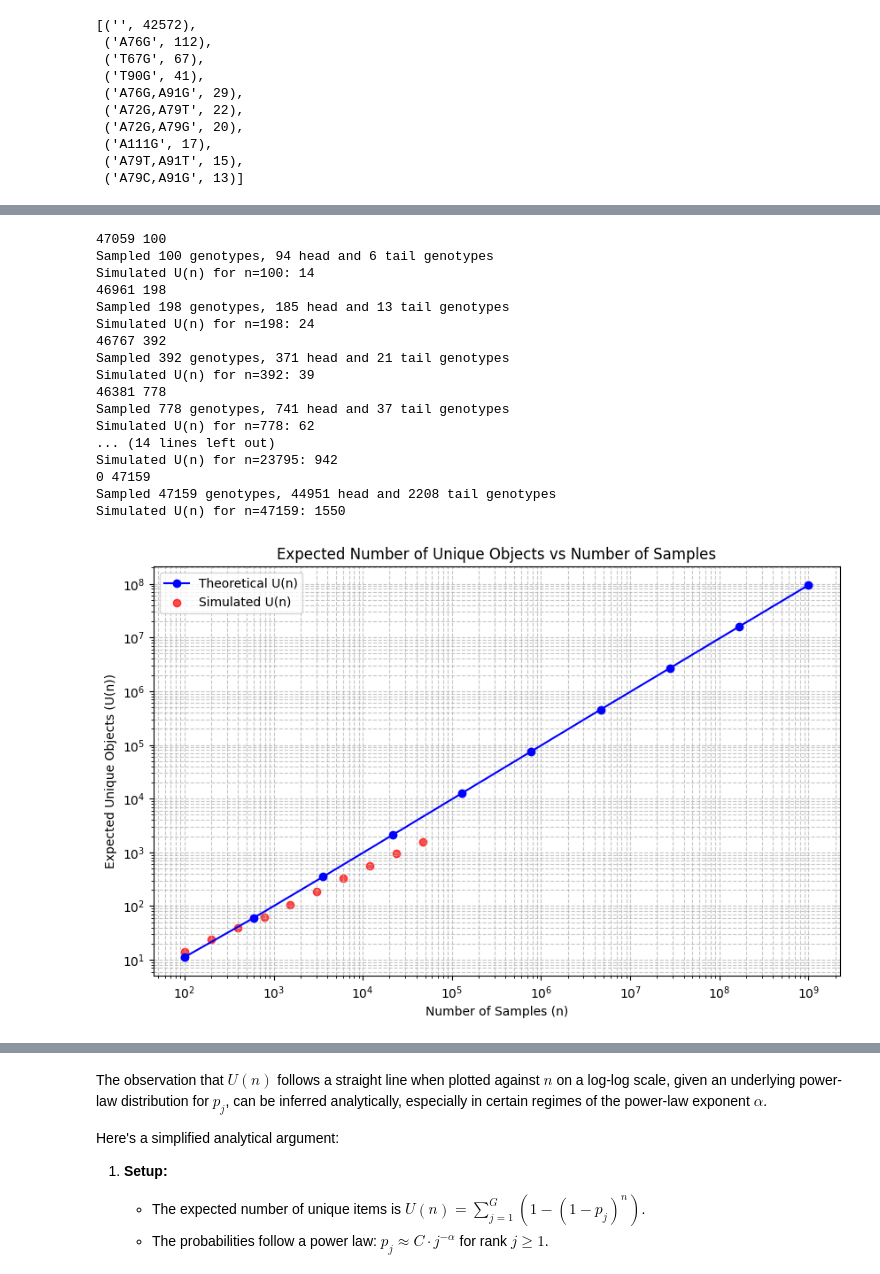
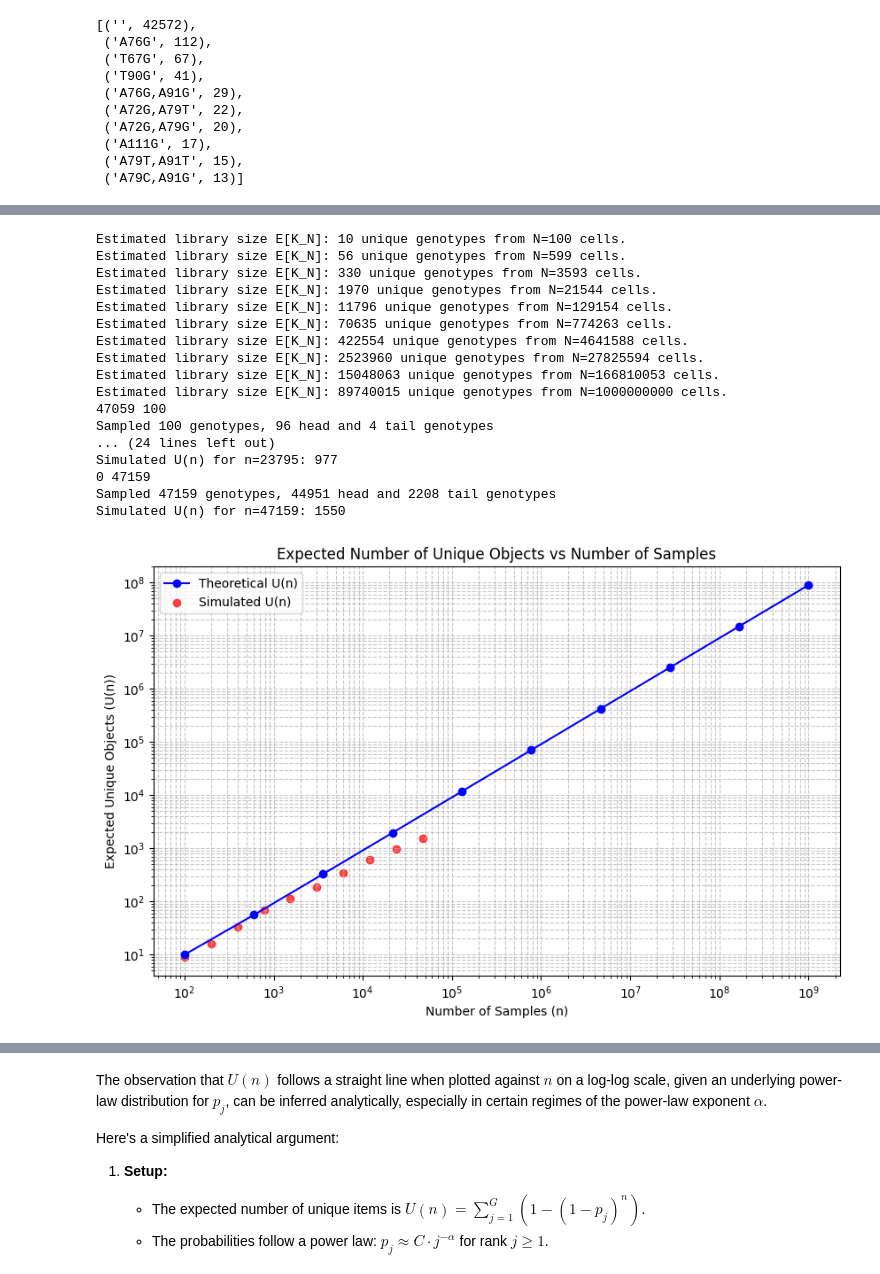
Before and after one commit to dbikard/dgrec, a Jupyter notebook: nbs/DGRec data analysis/01_library_size_estimation.ipynb, the cells around one changed output, grey strips where cells are left out. Cells and saved outputs as stored; diff of their text form; code cells hidden in the pictures.

Commit message:
library_size update (and nbdev_migrate)

```diff
--- a/nbs/DGRec data analysis/01_library_size_estimation.ipynb
+++ b/nbs/DGRec data analysis/01_library_size_estimation.ipynb
@@ -51,39 +60,3 @@ gen_list[0:50:5]
  ('A111G', 17),
  ('A79T,A91T', 15),
  ('A79C,A91G', 13)]
-# %%
-from dgrec.analysis import find_power_law_breakpoint_KS
-from scipy.stats import linregress
-
-counts=np.array([c for g,c in gen_list])
-n=counts.sum()
-pj_hat=counts/n
-
-ranks=np.arange(1,len(pj_hat)+1)
-
-best_j_min, best_alpha, min_D = find_power_law_breakpoint_KS(pj_hat, min_tail_size=20, alpha_threshold=0.5, verbose=False)
-plt.figure(figsize=(8, 6))
-plt.loglog(ranks, pj_hat, 'o-', label='Synthetic p_j values')
-plt.xlabel('Rank (j) - log scale')
-plt.ylabel('p_j - log scale')
-plt.grid(True, which="both", ls="--")
-
-print(f"\nOptimal breakpoint (j_min_rank): {best_j_min}")
-print(f"Fitted alpha for the tail: {best_alpha:.3f}")
-print(f"Minimum KS statistic (D): {min_D:.4f}")
-
-# Add breakpoint to plot
-plt.axvline(best_j_min, color='r', linestyle='--', label=f'Breakpoint j_min={best_j_min}')
-log_ranks_tail = np.log(ranks[best_j_min-1:])
-
-# Re-fit to the chosen tail to get intercept for plotting the line
-if len(log_ranks_tail) >=2 :
-    log_p_j_tail = np.log(pj_hat[best_j_min-1:])
-    slope_final, intercept_final, _, _, _ = linregress(log_ranks_tail, log_p_j_tail)
-    alpha_final = -slope_final
-    C_final = np.exp(intercept_final)
-
-    fitted_line = C_final * (ranks[best_j_min-1:]**(-alpha_final))
-    plt.loglog(ranks[best_j_min-1:], fitted_line, 'g-', linewidth=2, label=f'Fitted Power Law (alpha={alpha_final:.2f})')
-plt.legend()
-plt.show()
@@ -95,4 +63,7 @@ Minimum KS statistic (D): 0.0513
 # %%
-from dgrec.analysis import estimate_library_size
-estimate_library_size(counts, 10**9, 4**16)
+from dgrec.library_size import estimate_library_size, plot_distribution
+
+counts = [c for g,c in gen_list]
+results = estimate_library_size(counts, G=4**20, N=10**9)
+results
 # %% [output]
@@ -109,7 +92,7 @@ n_values = np.logspace(2, 9, num=10, base=10, dtype=int)
 # Calculate U(n) for each n (theoretical)
 u_n_values = []
 for n_target in n_values:
-    u_n = estimate_library_size(counts, n_target, 4**20)
+    u_n = estimate_library_size(counts, 4**20, n_target)["library_size"]
     u_n_values.append(u_n)
 
 # Simulate U(n) using random sampling
@@ -127,44 +110,44 @@ for n_target in n_values_sim:
     sampled_genotypes += new_sample
     for genotype in new_sample:
         population.remove(genotype)  # Remove sampled elements from the population
 
     print(len(population), len(sampled_genotypes))
     n_head = len([g for g in sampled_genotypes if g in head_genotypes])
     n_tail = len(sampled_genotypes) - n_head
     print(f"Sampled {n_target} genotypes, {n_head} head and {n_tail} tail genotypes")
     unique_genotypes = set(sampled_genotypes)
     simulated_u_n_values.append(len(unique_genotypes))
     print(f"Simulated U(n) for n={n_target}: {len(unique_genotypes)}")
 
 
 # Plot U(n) vs n
 plt.figure(figsize=(10, 6))
 plt.plot(n_values, u_n_values, marker='o', linestyle='-', color='b', label='Theoretical U(n)')
 plt.scatter(n_values_sim, simulated_u_n_values, color='r', label='Simulated U(n)', alpha=0.7)
 plt.xscale('log')
 plt.yscale('log')
 plt.xlabel('Number of Samples (n)')
 plt.ylabel('Expected Unique Objects (U(n))')
 plt.title('Expected Number of Unique Objects vs Number of Samples')
 plt.grid(True, which="both", ls="--", alpha=0.7)
 plt.legend()
 plt.show()
 # %% [output]
+Estimated library size E[K_N]: 10 unique genotypes from N=100 cells.
+Estimated library size E[K_N]: 56 unique genotypes from N=599 cells.
+Estimated library size E[K_N]: 330 unique genotypes from N=3593 cells.
+Estimated library size E[K_N]: 1970 unique genotypes from N=21544 cells.
+Estimated library size E[K_N]: 11796 unique genotypes from N=129154 cells.
+Estimated library size E[K_N]: 70635 unique genotypes from N=774263 cells.
+Estimated library size E[K_N]: 422554 unique genotypes from N=4641588 cells.
+Estimated library size E[K_N]: 2523960 unique genotypes from N=27825594 cells.
+Estimated library size E[K_N]: 15048063 unique genotypes from N=166810053 cells.
+Estimated library size E[K_N]: 89740015 unique genotypes from N=1000000000 cells.
 47059 100
-Sampled 100 genotypes, 94 head and 6 tail genotypes
-Simulated U(n) for n=100: 14
-46961 198
-Sampled 198 genotypes, 185 head and 13 tail genotypes
-Simulated U(n) for n=198: 24
-46767 392
-Sampled 392 genotypes, 371 head and 21 tail genotypes
-Simulated U(n) for n=392: 39
-46381 778
-Sampled 778 genotypes, 741 head and 37 tail genotypes
-Simulated U(n) for n=778: 62
-... (14 lines left out)
-Simulated U(n) for n=23795: 942
+Sampled 100 genotypes, 96 head and 4 tail genotypes
+... (24 lines left out)
+Simulated U(n) for n=23795: 977
 0 47159
 Sampled 47159 genotypes, 44951 head and 2208 tail genotypes
 Simulated U(n) for n=47159: 1550
-[figure, old version]
+[figure, new version]
```
Also changed, not shown: parts of 6 cells of this notebook, 25 other files.
